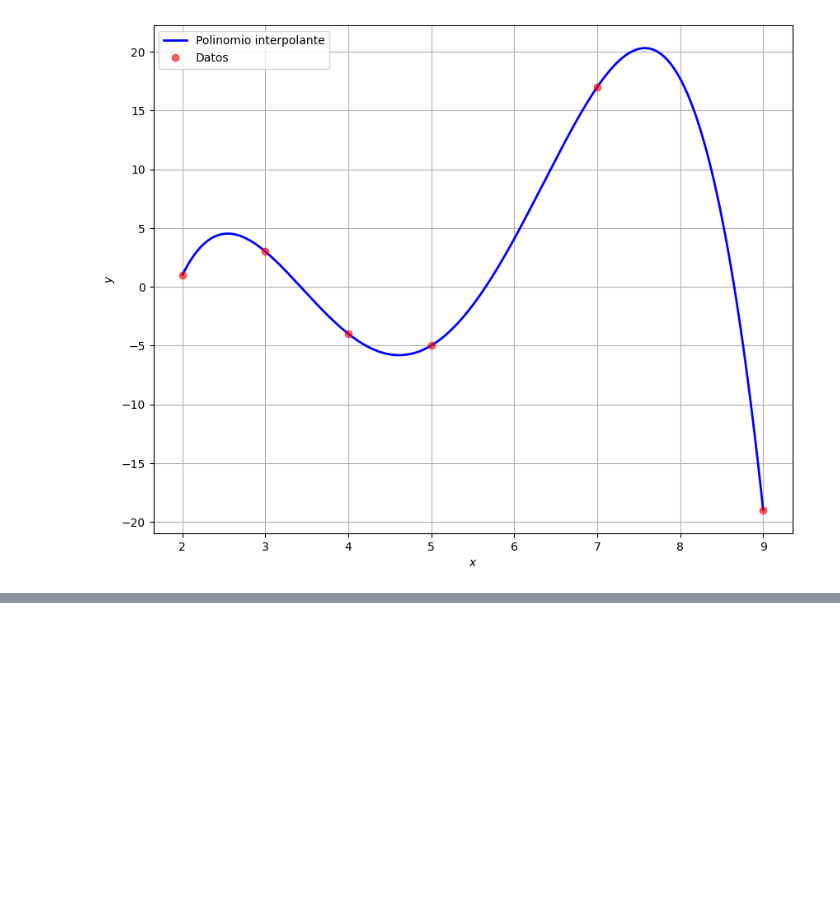
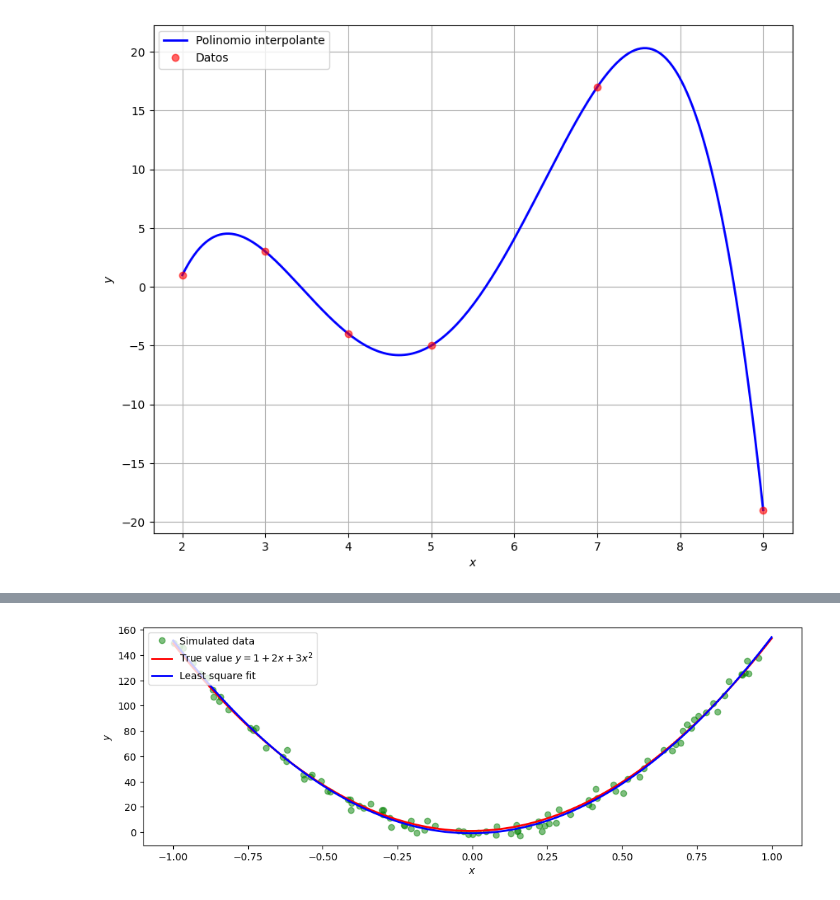
Before and after one commit to AsdProof/Prueba-1, a Jupyter notebook: PROOF18_10.ipynb, the cells around one changed output, grey strips where cells are left out. Saved outputs shown, nothing was run; the diff lists cells and outputs as text; code cells hidden in the pictures; blank space fills up the shorter version.

```diff
--- a/PROOF18_10.ipynb
+++ b/PROOF18_10.ipynb
@@ -255,0 +258,34 @@ q=P.Polynomial([-1,1])
+# %%
+import numpy as np
+import scipy.linalg as la
+import matplotlib.pyplot as plt
+
+x=np.linspace(-1,1,100)
+a,b,c=1,2,150
+y_exact = a+b*x+c*x**2
+
+m=100
+X=1-2*np.random.rand(m)
+Y=a+b*X+c*X**2+4*np.random.randn(m)
+
+A=np.vstack([X**0,X**1,X**2])
+sol, r,rank,sv=la.lstsq(A.T,Y)
+
+
+At=np.array([X**0,X**1,X**2])
+auxMat=np.matmul(At,At.T)
+b = np.matmul(At, Y).reshape(-1, 1)
+sol=GaussElimwithpiv(auxMat,b)
+
+
+y_fit=sol[0]+sol[1]*x+sol[2]*x**2
+fig, ax=plt.subplots(figsize=(12,4))
+ax.plot(X,Y,'go',alpha=0.5, label='Simulated data')
+ax.plot(x,y_exact,'r',lw=2,label='True value $y=1+2x+3x^2$')
+ax.plot(x,y_fit,'b',lw=2,label='Least square fit')
+ax.set_xlabel(r"$x$",fontsize=10)
+ax.set_ylabel(r"$y$",fontsize=10)
+ax.legend(loc=2)
+plt.show()
+# %% [output]
+[figure, added]
```
Also changed, not shown: parts of 5 cells of this notebook.
